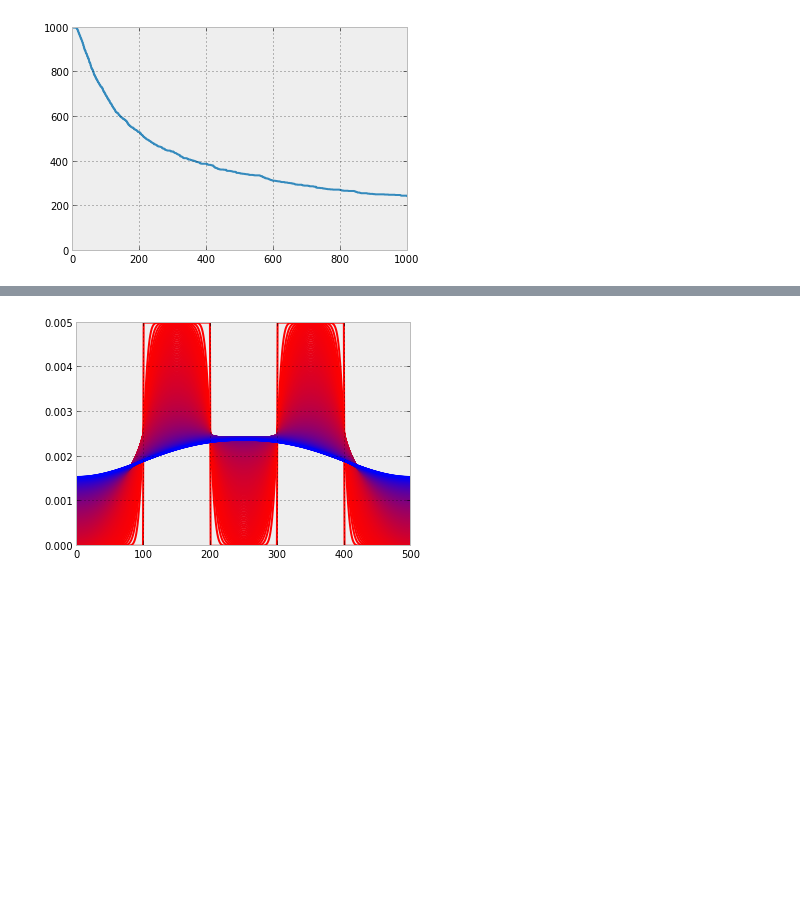
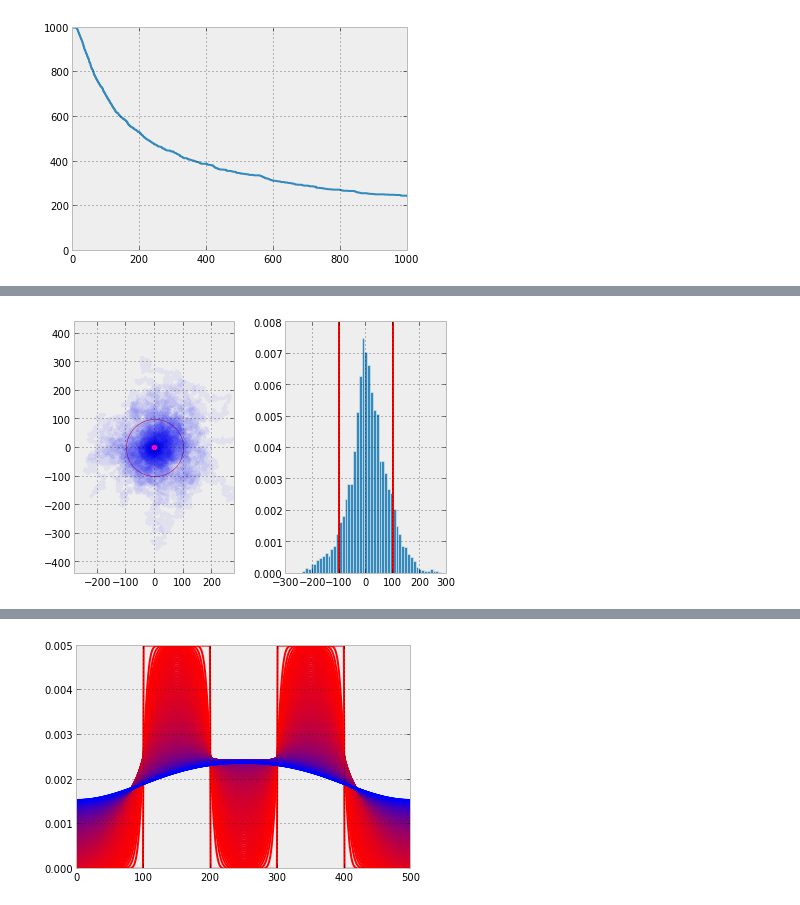
Before and after one commit to EnricoGiampieri/lezionipython, a Jupyter notebook: metodi fisici - diffusione.ipynb, the cells around one changed output, grey strips where cells are left out. Cells and saved outputs as stored; diff of their text form; code cells hidden in the pictures; blank space fills up the shorter version.

```diff
--- a/metodi fisici - diffusione.ipynb
+++ b/metodi fisici - diffusione.ipynb
@@ -153,0 +170,21 @@ ora ne creo diversi tutti insieme e vedo che cosa succede
+# %%
+fig = figure()
+ax = fig.add_subplot(1, 2, 1)
+for walk in single_walk:
+    ax.plot(walk[0], walk[1], alpha=0.05, color='b')
+
+ax.plot([0],[0], marker='o', color='magenta')
+
+ax.add_patch(Circle((0,0), radius, facecolor='none', edgecolor='r'))
+
+ax.set_aspect('equal', 'datalim')
+
+ax = fig.add_subplot(1, 2, 2)
+
+ax.hist(single_walk[:,0,:].ravel(), normed=True, bins=50)
+ax.axvline(100, color='r')
+ax.axvline(-100, color='r')
+fig.tight_layout()
+show()
+# %% [output]
+[figure, added]
```
Also changed, not shown: parts of 31 cells of this notebook, 1 other file.
